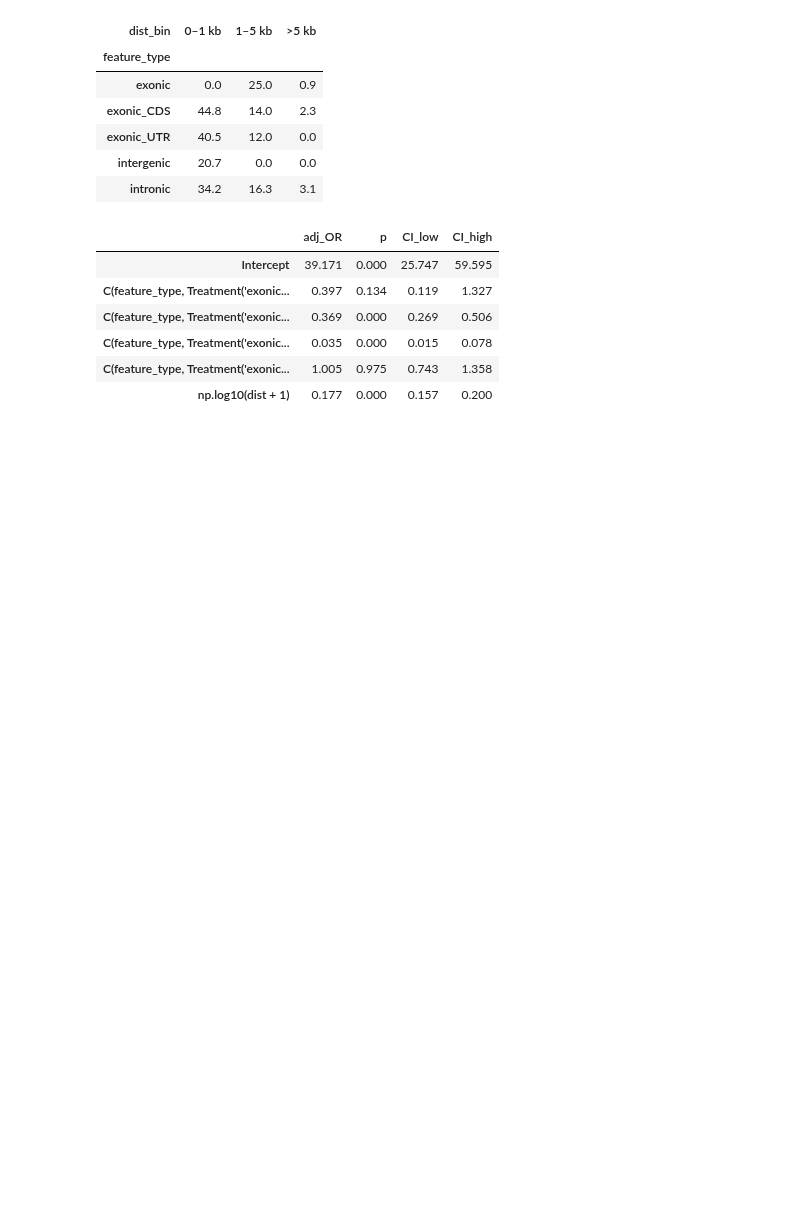
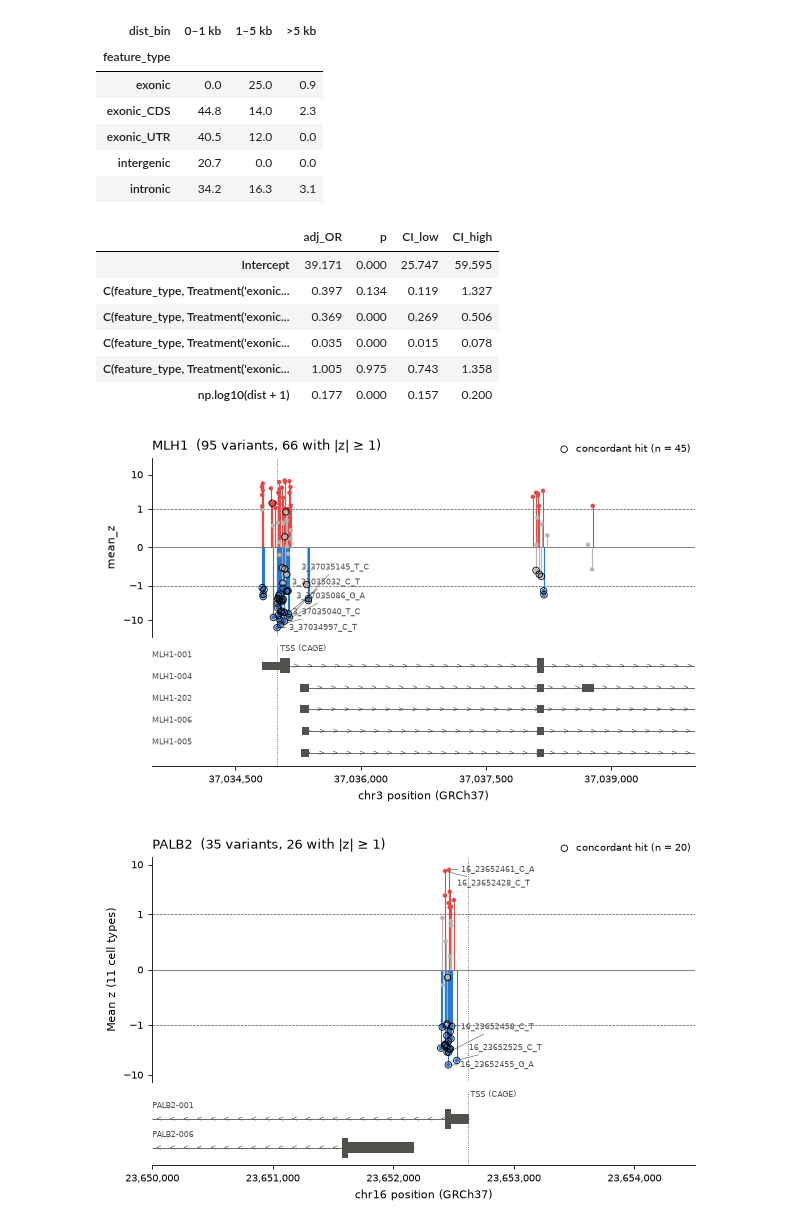
Before and after one commit to eirikhoye/action_var, a Jupyter notebook: workflow/notebooks/analyze_variant_annotation.ipynb, the cells around one changed output. Cells and saved outputs as stored; diff of their text form; code cells hidden in the pictures; blank space fills up the shorter version.

Commit message:
added genome track plotting to the analyze_variant_annotation.ipynb

```diff
--- a/workflow/notebooks/analyze_variant_annotation.ipynb
+++ b/workflow/notebooks/analyze_variant_annotation.ipynb
@@ -309,0 +499,14 @@ display(adj.round(3))
+# %%
+BREAST_EPI = ['Lumsec_major', 'Lumsec_myo', 'Lumsec_basal', 'Lumsec_KIT', 'Lumsec_lac',
+              'Lumsec_prol', 'Lumsec_HLA', 'LummHR_major', 'LummHR_SCGB', 'LummHR_active', 'basal']
+
+# mean z across all cell types, zoomed on the promoter
+fig, _ = plot_gene_track("MLH1", ann_vars, highlight=SELECT_SNPs, window=(37033500, 37040000))
+
+# mean z across breast epithelial cell types
+fig, _ = plot_gene_track("PALB2", ann_vars, celltypes=BREAST_EPI, highlight=SELECT_SNPs,
+                         window=(23650000, 23654500))
+# fig.savefig("track_PALB2.pdf", dpi=600, bbox_inches="tight")
+# %% [output]
+[figure, added]
+[figure, added]
```
Also changed, not shown: parts of 5 cells of this notebook, 6 other files.
